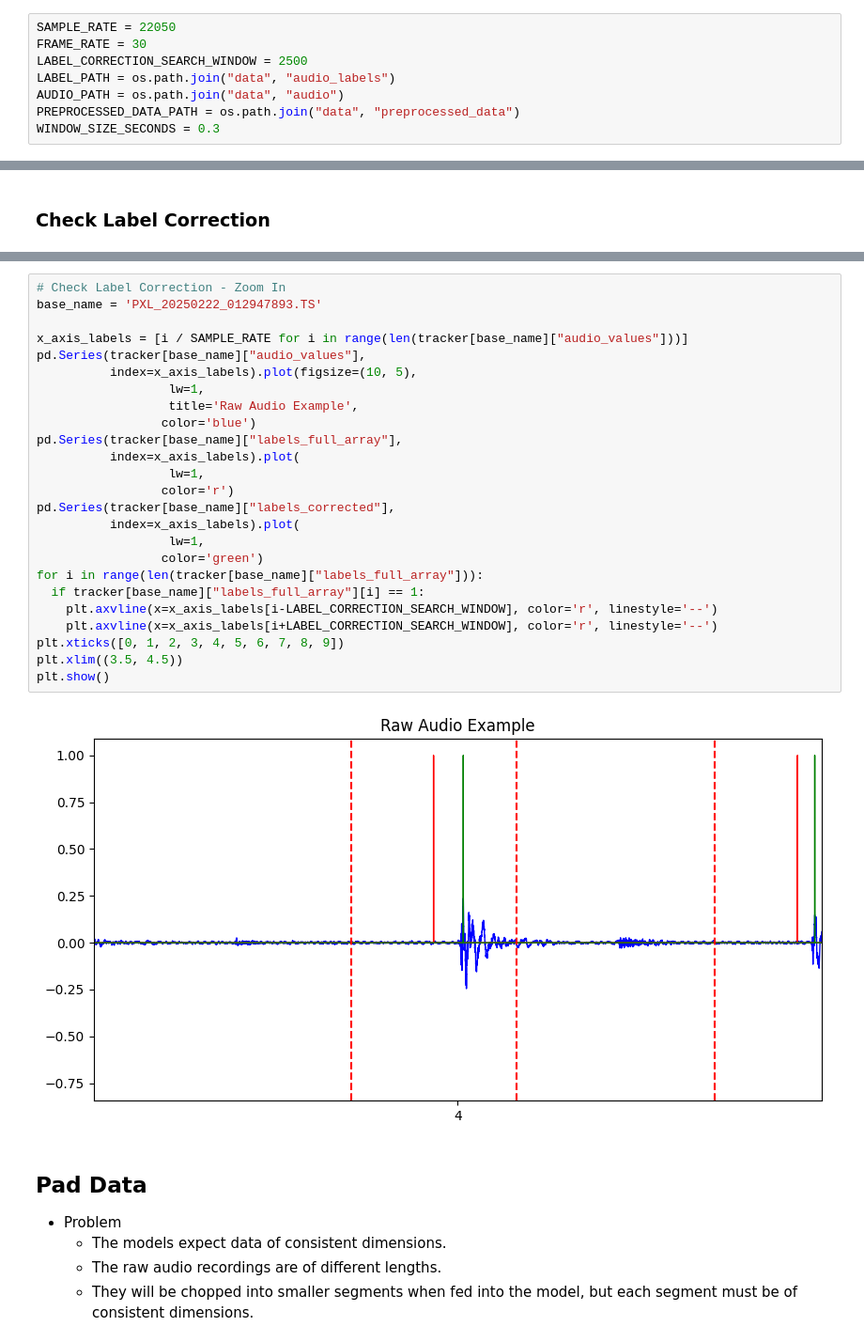
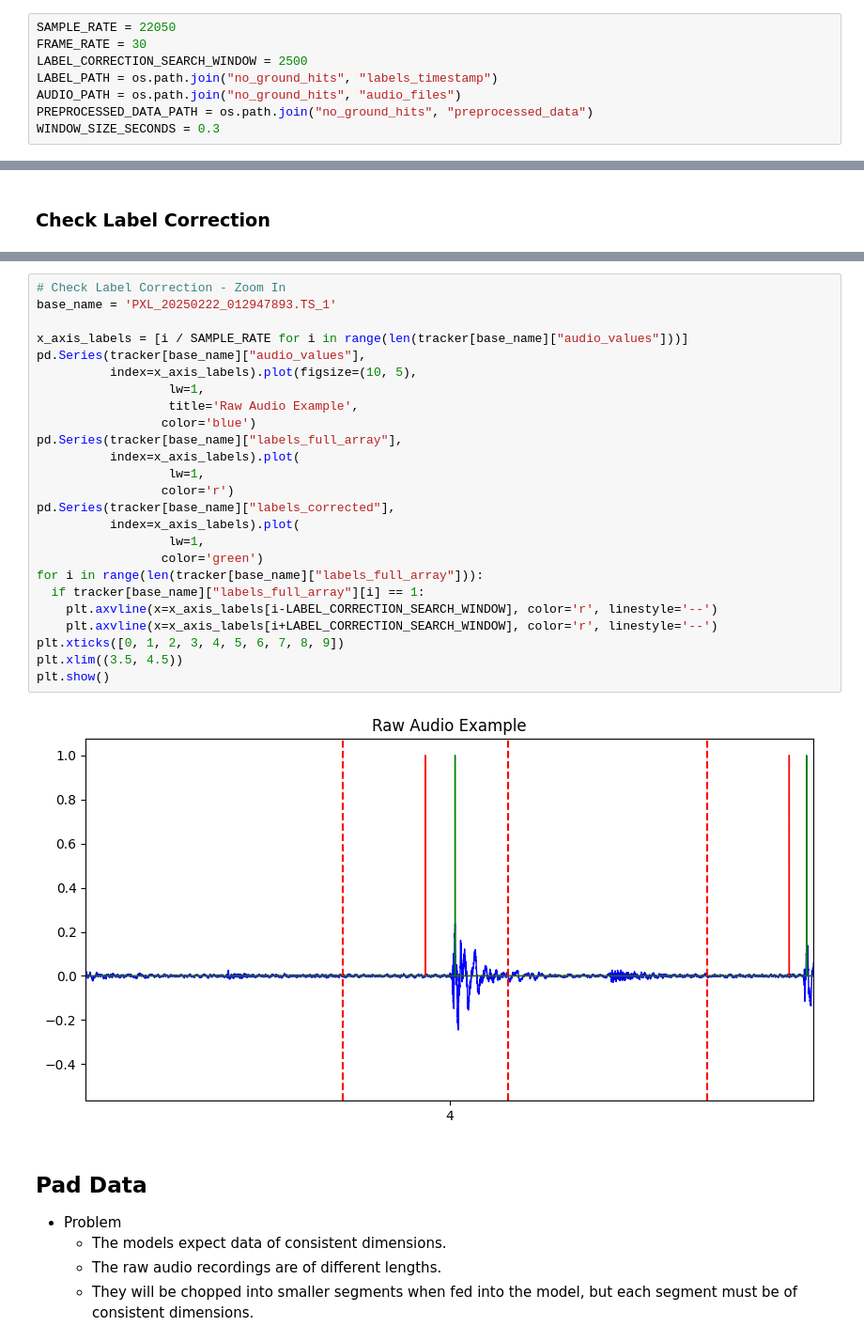
Before and after one commit to middlec000/bat_jester_model_training, a Jupyter notebook: data_reformatting.ipynb, the cells around one changed output, grey strips where cells are left out. Shown at 94% size. Saved outputs shown, nothing was run; the diff lists cells and outputs as text.

```diff
--- a/data_reformatting.ipynb
+++ b/data_reformatting.ipynb
@@ -45,9 +44,9 @@ print(librosa.__version__)
 SAMPLE_RATE = 22050
 FRAME_RATE = 30
 LABEL_CORRECTION_SEARCH_WINDOW = 2500
-LABEL_PATH = os.path.join("data", "audio_labels")
-AUDIO_PATH = os.path.join("data", "audio")
-PREPROCESSED_DATA_PATH = os.path.join("data", "preprocessed_data")
+LABEL_PATH = os.path.join("no_ground_hits", "labels_timestamp")
+AUDIO_PATH = os.path.join("no_ground_hits", "audio_files")
+PREPROCESSED_DATA_PATH = os.path.join("no_ground_hits", "preprocessed_data")
 WINDOW_SIZE_SECONDS = 0.3
 # %%
 def round_up_to_even(number):
@@ -375,30 +376,30 @@ for base_name in tracker:
 # %%
 # Check Label Correction - Zoom In
-base_name = 'PXL_20250222_012947893.TS'
+base_name = 'PXL_20250222_012947893.TS_1'
 
 x_axis_labels = [i / SAMPLE_RATE for i in range(len(tracker[base_name]["audio_values"]))]
 pd.Series(tracker[base_name]["audio_values"],
           index=x_axis_labels).plot(figsize=(10, 5),
                   lw=1,
                   title='Raw Audio Example',
                  color='blue')
 pd.Series(tracker[base_name]["labels_full_array"],
           index=x_axis_labels).plot(
                   lw=1,
                  color='r')
 pd.Series(tracker[base_name]["labels_corrected"],
           index=x_axis_labels).plot(
                   lw=1,
                  color='green')
 for i in range(len(tracker[base_name]["labels_full_array"])):
   if tracker[base_name]["labels_full_array"][i] == 1:
     plt.axvline(x=x_axis_labels[i-LABEL_CORRECTION_SEARCH_WINDOW], color='r', linestyle='--')
     plt.axvline(x=x_axis_labels[i+LABEL_CORRECTION_SEARCH_WINDOW], color='r', linestyle='--')
 plt.xticks([0, 1, 2, 3, 4, 5, 6, 7, 8, 9])
 plt.xlim((3.5, 4.5))
 plt.show()
 # %% [output]
-[figure, old version]
+[figure, new version]
 # %% [markdown]
 ## Pad Data
 - Problem
```
Also changed, not shown: parts of 17 cells of this notebook, 5 other files.
